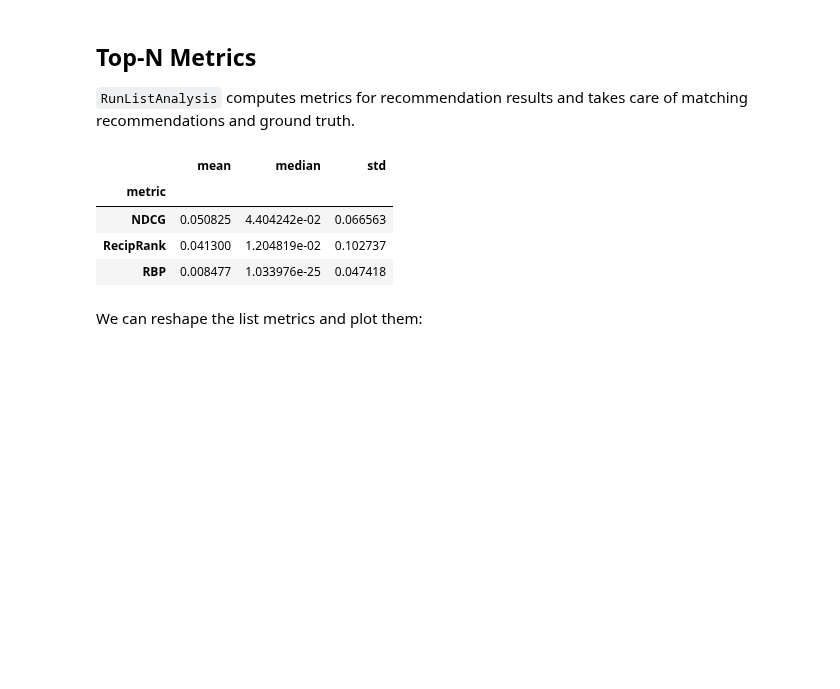
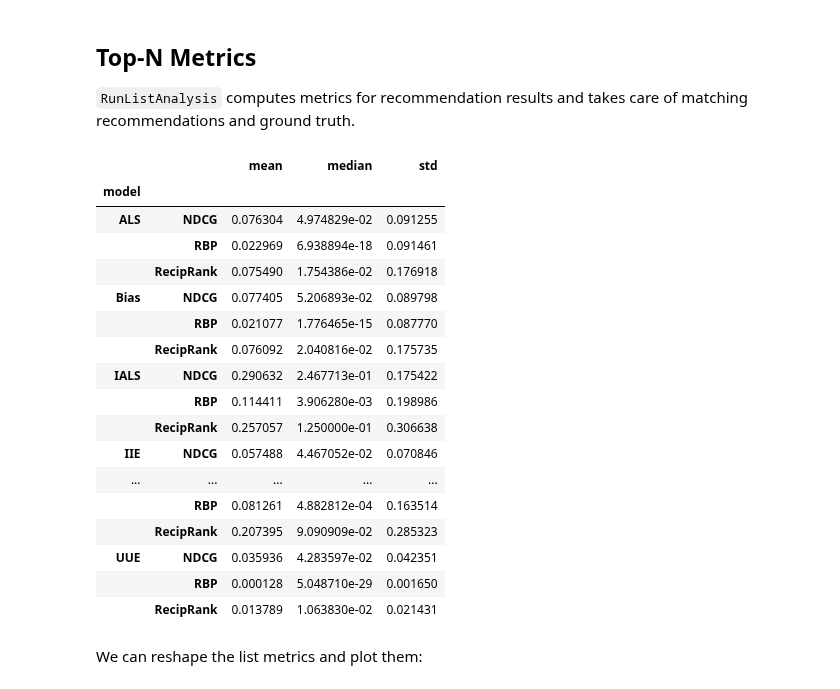
Before and after one commit to lenskit/lk-demo-experiment, a Jupyter notebook: eval-report.ipynb, the cells around one changed output. Saved outputs shown, nothing was run; the diff lists cells and outputs as text; code cells hidden in the pictures; blank space fills up the shorter version.

```diff
--- a/eval-report.ipynb
+++ b/eval-report.ipynb
@@ -31,24 +35,24 @@ output_root = Path("runs")
 # %%
 dirs = [fld for fld in output_root.glob(f'{dataset}-*')]
 # %%
-recs = ItemListCollection(['algorithm', 'user_id'], index=False)
+recs = ItemListCollection(['model', 'user_id'], index=False)
 for fld in dirs:
     for file in fld.glob("recs-*"):
         rec = pd.read_parquet(file)
         rec = ItemListCollection.from_df(rec, UserIDKey)
-        recs.add_from(rec, algorithm=fld.name.split("-")[1])
+        recs.add_from(rec, model=fld.name.split("-")[1])
 # %%
 rec_algos = sorted(set(a for (a, _u) in recs.keys()))
 rec_algos
 # %% [output]
 ['ALS', 'Bias', 'IALS', 'IIE', 'III', 'Pop', 'UUE']
 # %%
-preds = ItemListCollection(['algorithm', 'user_id'], index=False)
+preds = ItemListCollection(['model', 'user_id'], index=False)
 for fld in dirs:
     for file in fld.glob("pred-*"):
         pred = pd.read_parquet(file)
         pred = ItemListCollection.from_df(pred, UserIDKey)
-        preds.add_from(pred, algorithm=fld.name.split("-")[1])
+        preds.add_from(pred, model=fld.name.split("-")[1])
 # %% [markdown]
 We need to load the test data so that we have the ground truths for computing accuracy
 # %%
@@ -67,18 +71,31 @@ matching recommendations and ground truth.
 # %%
 ra = RunAnalysis()
 
 ra.add_metric(NDCG())
 ra.add_metric(RecipRank())
 ra.add_metric(RBP())
 
-results = ra.compute(recs, test)
-results.list_summary()
+rec_results = ra.compute(recs, test)
+rec_results.list_summary('model')
 # %% [output]
-|  | mean | median | std |
-| metric |  |  |  |
-| NDCG | 0.050825 | 4.404242e-02 | 0.066563 |
-| RecipRank | 0.041300 | 1.204819e-02 | 0.102737 |
-| RBP | 0.008477 | 1.033976e-25 | 0.047418 |
+|  |  | mean | median | std |
+| model |  |  |  |  |
+| ALS | NDCG | 0.076304 | 4.974829e-02 | 0.091255 |
+|  | RBP | 0.022969 | 6.938894e-18 | 0.091461 |
+|  | RecipRank | 0.075490 | 1.754386e-02 | 0.176918 |
+| Bias | NDCG | 0.077405 | 5.206893e-02 | 0.089798 |
+|  | RBP | 0.021077 | 1.776465e-15 | 0.087770 |
+|  | RecipRank | 0.076092 | 2.040816e-02 | 0.175735 |
+| IALS | NDCG | 0.290632 | 2.467713e-01 | 0.175422 |
+|  | RBP | 0.114411 | 3.906280e-03 | 0.198986 |
+|  | RecipRank | 0.257057 | 1.250000e-01 | 0.306638 |
+| IIE | NDCG | 0.057488 | 4.467052e-02 | 0.070846 |
+| ... | ... | ... | ... | ... |
+|  | RBP | 0.081261 | 4.882812e-04 | 0.163514 |
+|  | RecipRank | 0.207395 | 9.090909e-02 | 0.285323 |
+| UUE | NDCG | 0.035936 | 4.283597e-02 | 0.042351 |
+|  | RBP | 0.000128 | 5.048710e-29 | 0.001650 |
+|  | RecipRank | 0.013789 | 1.063830e-02 | 0.021431 |
 # %% [markdown]
 We can reshape the list metrics and plot them:
 # %%
```
Also changed, not shown: parts of 6 cells of this notebook, 1 other file.
